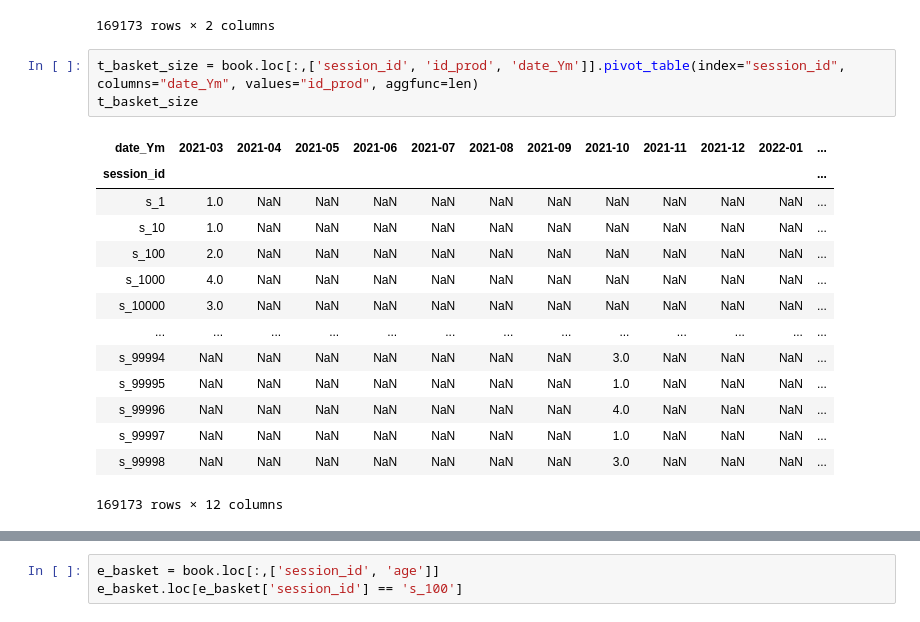
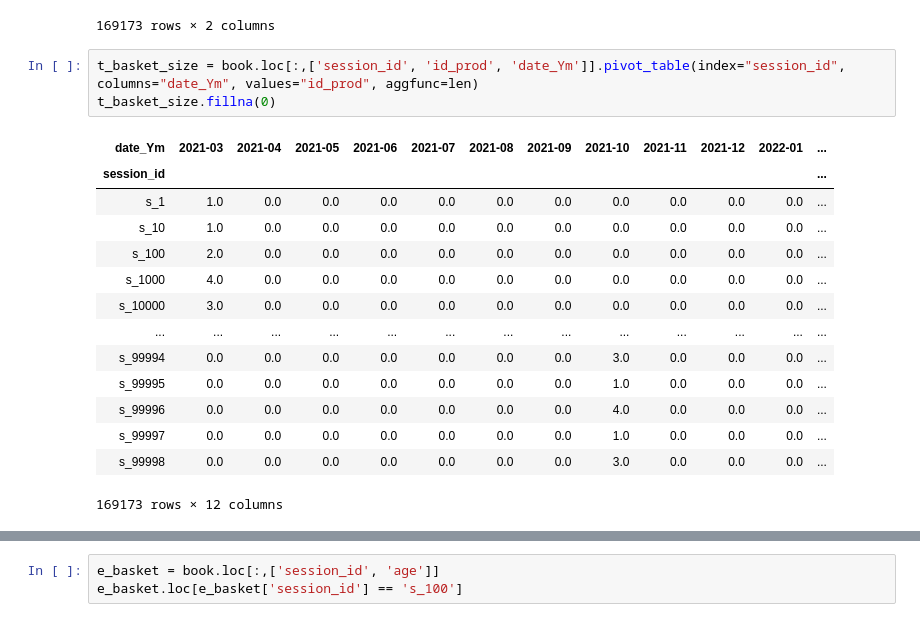
Before and after one commit to Sh4mSh4m/OCR_DA_proj4, a Jupyter notebook: Projet 4 - Analysez les ventes de votre entreprise.ipynb, the cells around one changed output, grey strips where cells are left out. Drawn from its saved outputs; the diff is of its cells as text.

```diff
--- a/Projet 4 - Analysez les ventes de votre entreprise.ipynb
+++ b/Projet 4 - Analysez les ventes de votre entreprise.ipynb
@@ -1525,19 +1559,19 @@ d_basket
 169173 rows × 2 columns
 # %%
 t_basket_size = book.loc[:,['session_id', 'id_prod', 'date_Ym']].pivot_table(index="session_id", columns="date_Ym", values="id_prod", aggfunc=len)
-t_basket_size
+t_basket_size.fillna(0)
 # %% [output]
 | date_Ym | 2021-03 | 2021-04 | 2021-05 | 2021-06 | 2021-07 | 2021-08 | 2021-09 | 2021-10 | 2021-11 | 2021-12 | 2022-01 | ... |
 | session_id |  |  |  |  |  |  |  |  |  |  |  | ... |
-| s_1 | 1.0 | NaN | NaN | NaN | NaN | NaN | NaN | NaN | NaN | NaN | NaN | ... |
-| s_10 | 1.0 | NaN | NaN | NaN | NaN | NaN | NaN | NaN | NaN | NaN | NaN | ... |
-| s_100 | 2.0 | NaN | NaN | NaN | NaN | NaN | NaN | NaN | NaN | NaN | NaN | ... |
-| s_1000 | 4.0 | NaN | NaN | NaN | NaN | NaN | NaN | NaN | NaN | NaN | NaN | ... |
-| s_10000 | 3.0 | NaN | NaN | NaN | NaN | NaN | NaN | NaN | NaN | NaN | NaN | ... |
+| s_1 | 1.0 | 0.0 | 0.0 | 0.0 | 0.0 | 0.0 | 0.0 | 0.0 | 0.0 | 0.0 | 0.0 | ... |
+| s_10 | 1.0 | 0.0 | 0.0 | 0.0 | 0.0 | 0.0 | 0.0 | 0.0 | 0.0 | 0.0 | 0.0 | ... |
+| s_100 | 2.0 | 0.0 | 0.0 | 0.0 | 0.0 | 0.0 | 0.0 | 0.0 | 0.0 | 0.0 | 0.0 | ... |
+| s_1000 | 4.0 | 0.0 | 0.0 | 0.0 | 0.0 | 0.0 | 0.0 | 0.0 | 0.0 | 0.0 | 0.0 | ... |
+| s_10000 | 3.0 | 0.0 | 0.0 | 0.0 | 0.0 | 0.0 | 0.0 | 0.0 | 0.0 | 0.0 | 0.0 | ... |
 | ... | ... | ... | ... | ... | ... | ... | ... | ... | ... | ... | ... | ... |
-| s_99994 | NaN | NaN | NaN | NaN | NaN | NaN | NaN | 3.0 | NaN | NaN | NaN | ... |
-| s_99995 | NaN | NaN | NaN | NaN | NaN | NaN | NaN | 1.0 | NaN | NaN | NaN | ... |
-| s_99996 | NaN | NaN | NaN | NaN | NaN | NaN | NaN | 4.0 | NaN | NaN | NaN | ... |
-| s_99997 | NaN | NaN | NaN | NaN | NaN | NaN | NaN | 1.0 | NaN | NaN | NaN | ... |
-| s_99998 | NaN | NaN | NaN | NaN | NaN | NaN | NaN | 3.0 | NaN | NaN | NaN | ... |
+| s_99994 | 0.0 | 0.0 | 0.0 | 0.0 | 0.0 | 0.0 | 0.0 | 3.0 | 0.0 | 0.0 | 0.0 | ... |
+| s_99995 | 0.0 | 0.0 | 0.0 | 0.0 | 0.0 | 0.0 | 0.0 | 1.0 | 0.0 | 0.0 | 0.0 | ... |
+| s_99996 | 0.0 | 0.0 | 0.0 | 0.0 | 0.0 | 0.0 | 0.0 | 4.0 | 0.0 | 0.0 | 0.0 | ... |
+| s_99997 | 0.0 | 0.0 | 0.0 | 0.0 | 0.0 | 0.0 | 0.0 | 1.0 | 0.0 | 0.0 | 0.0 | ... |
+| s_99998 | 0.0 | 0.0 | 0.0 | 0.0 | 0.0 | 0.0 | 0.0 | 3.0 | 0.0 | 0.0 | 0.0 | ... |
 169173 rows × 12 columns
```
Also changed, not shown: parts of 20 cells of this notebook, 18 other files.
